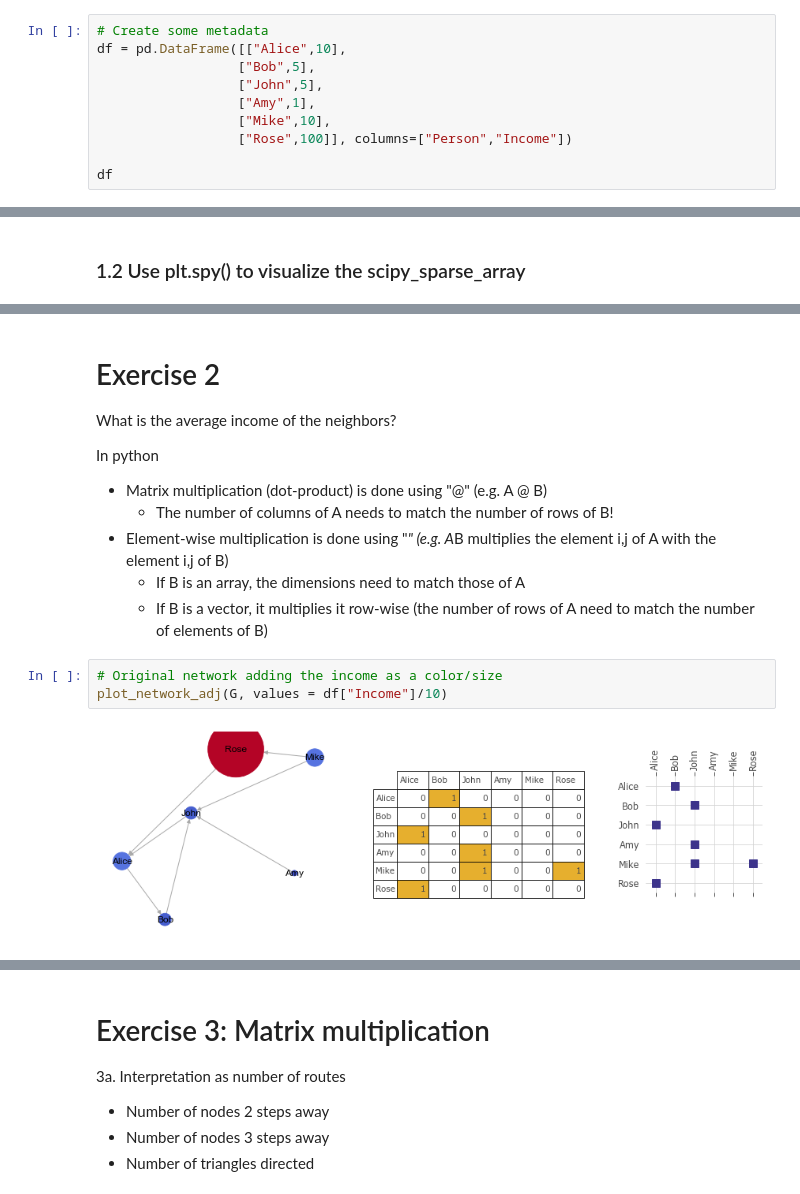
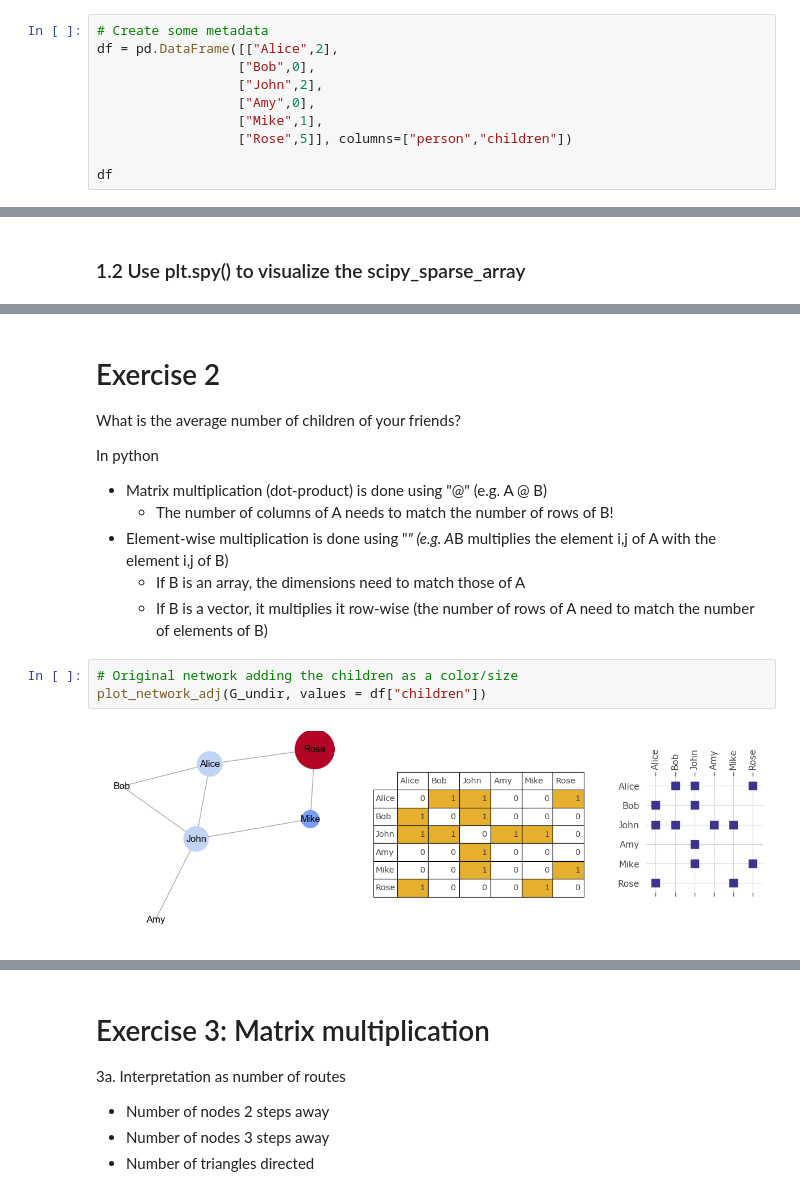
Before and after one commit to jgarciab/3hours_network_science, a Jupyter notebook: Code/solutions_2_matrix_multiplication.ipynb, the cells around one changed output, grey strips where cells are left out. Saved outputs shown, nothing was run; the diff lists cells and outputs as text.

```diff
--- a/Code/solutions_2_matrix_multiplication.ipynb
+++ b/Code/solutions_2_matrix_multiplication.ipynb
@@ -133,11 +74,11 @@ plot_network_adj(G_undir)
 # %%
 # Create some metadata
-df = pd.DataFrame([["Alice",10],
-                  ["Bob",5],
-                  ["John",5],
-                  ["Amy",1],
-                  ["Mike",10],
-                  ["Rose",100]], columns=["Person","Income"])
+df = pd.DataFrame([["Alice",2],
+                  ["Bob",0],
+                  ["John",2],
+                  ["Amy",0],
+                  ["Mike",1],
+                  ["Rose",5]], columns=["person","children"])
 
 df
 # %% [output]
@@ -194,6 +139,6 @@ plot_network_adj(G)
 # %% [markdown]
 # Exercise 2
-What is the average income of the neighbors?
+What is the average number of children of your friends?
 
 In python
 * Matrix multiplication (dot-product) is done using "@" (e.g. A @ B)
@@ -202,10 +147,10 @@ In python
     * If B is an array, the dimensions need to match those of A
     * If B is a vector, it multiplies it row-wise (the number of rows of A need to match the number of elements of B)
 # %%
-# Original network adding the income as a color/size
-plot_network_adj(G, values = df["Income"]/10)
+# Original network adding the children as a color/size
+plot_network_adj(G_undir, values = df["children"])
 # %% [output]
-[figure, old version]
+[figure, new version]
 # %%
 # adjacency array
 A = nx.to_scipy_sparse_array(G_undir)
```
Also changed, not shown: parts of 51 cells of this notebook, 4 other files.
